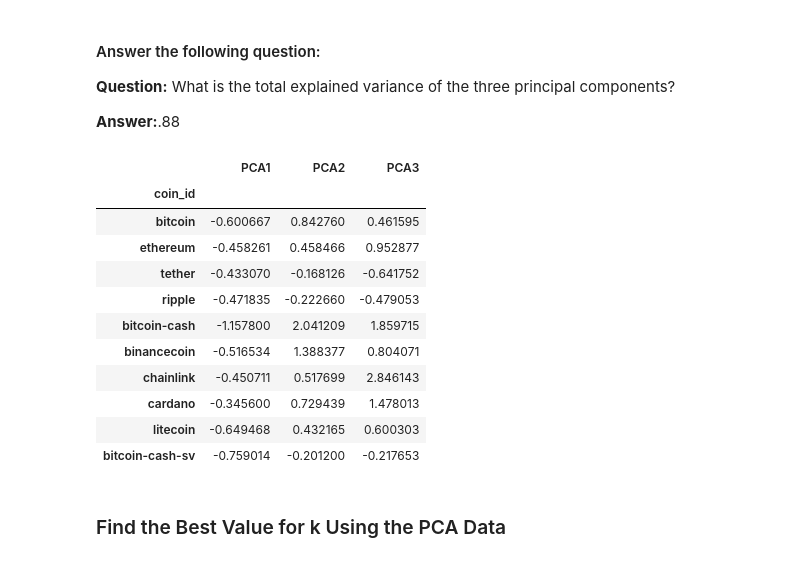
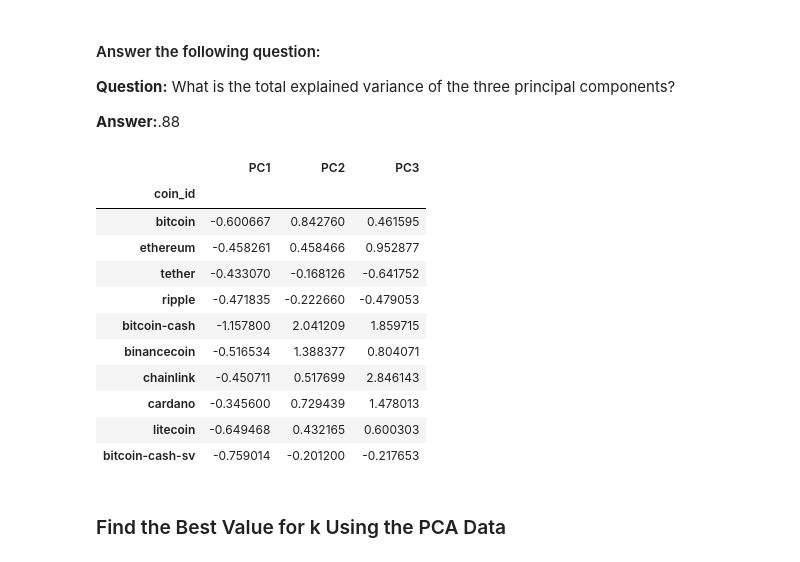
Before and after one commit to echarles341/cryptoclustering, a Jupyter notebook: Crypto_Clustering.ipynb, the cells around one changed output. Cells and saved outputs as stored; diff of their text form; code cells hidden in the pictures.

```diff
--- a/Crypto_Clustering.ipynb
+++ b/Crypto_Clustering.ipynb
@@ -210,20 +211,23 @@ array([0.3719856 , 0.34700813, 0.17603793])
 **Answer:**.88
 # %%
 # Create a new DataFrame with the PCA data.
+pca_df = pd.DataFrame(df_pca,columns=["PC1","PC2","PC3"])
+
 # Note: The code for this step is provided for you
 
 # Creating a DataFrame with the PCA data
 
 
 # Copy the crypto names from the original data
-
+pca_df["coin_id"]=df.index
 
 # Set the coinid column as index
-
+pca_df=pca_df.set_index("coin_id")
 
 # Display sample data
+pca_df.head(10)
 # %% [output]
-|  | PCA1 | PCA2 | PCA3 |
+|  | PC1 | PC2 | PC3 |
 | coin_id |  |  |  |
 | bitcoin | -0.600667 | 0.842760 | 0.461595 |
 | ethereum | -0.458261 | 0.458466 | 0.952877 |
```
Also changed, not shown: parts of 10 cells of this notebook.
